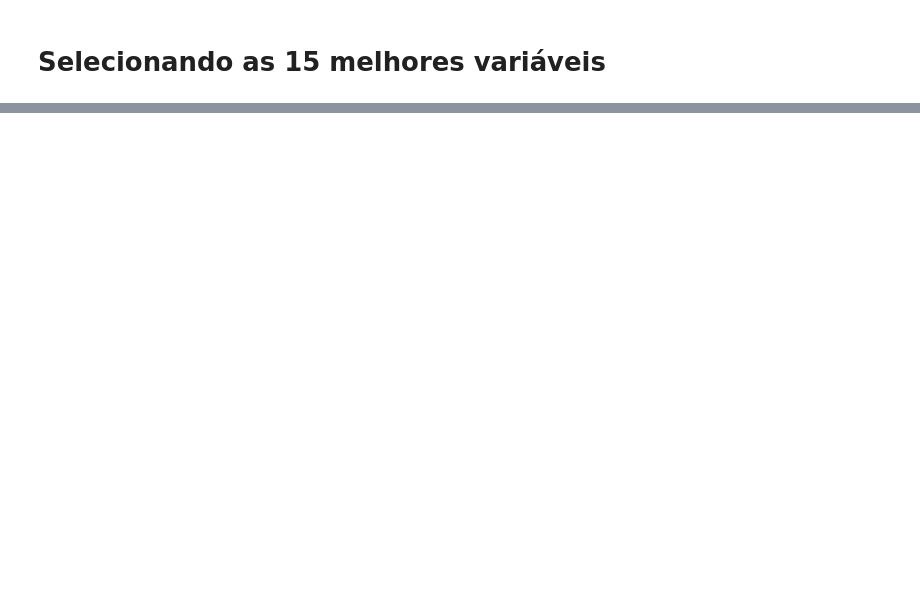
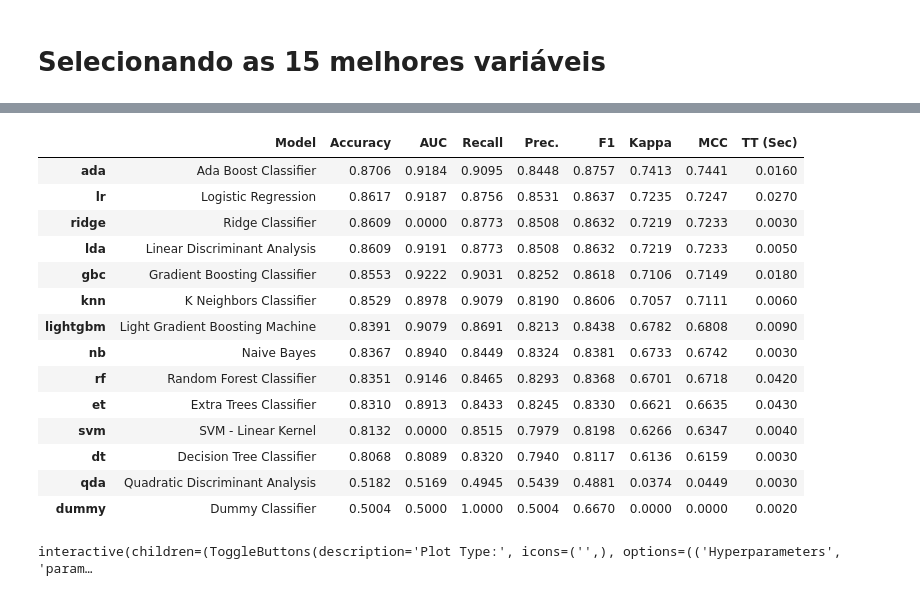
Before and after one commit to matheuss3/promental, a Jupyter notebook: notebooks/promental.ipynb, the cells around one changed output, grey strips where cells are left out. Cells and saved outputs as stored; diff of their text form; code cells hidden in the pictures; blank space fills up the shorter version.

```diff
--- a/notebooks/promental.ipynb
+++ b/notebooks/promental.ipynb
@@ -458,0 +513,22 @@ dump(model, 'random_forest_sklearn.joblib')
+# %%
+best = compare_models()
+# %% [output]
+|  | Model | Accuracy | AUC | Recall | Prec. | F1 | Kappa | MCC | TT (Sec) |
+| ada | Ada Boost Classifier | 0.8706 | 0.9184 | 0.9095 | 0.8448 | 0.8757 | 0.7413 | 0.7441 | 0.0160 |
+| lr | Logistic Regression | 0.8617 | 0.9187 | 0.8756 | 0.8531 | 0.8637 | 0.7235 | 0.7247 | 0.0270 |
+| ridge | Ridge Classifier | 0.8609 | 0.0000 | 0.8773 | 0.8508 | 0.8632 | 0.7219 | 0.7233 | 0.0030 |
+| lda | Linear Discriminant Analysis | 0.8609 | 0.9191 | 0.8773 | 0.8508 | 0.8632 | 0.7219 | 0.7233 | 0.0050 |
+| gbc | Gradient Boosting Classifier | 0.8553 | 0.9222 | 0.9031 | 0.8252 | 0.8618 | 0.7106 | 0.7149 | 0.0180 |
+| knn | K Neighbors Classifier | 0.8529 | 0.8978 | 0.9079 | 0.8190 | 0.8606 | 0.7057 | 0.7111 | 0.0060 |
+| lightgbm | Light Gradient Boosting Machine | 0.8391 | 0.9079 | 0.8691 | 0.8213 | 0.8438 | 0.6782 | 0.6808 | 0.0090 |
+| nb | Naive Bayes | 0.8367 | 0.8940 | 0.8449 | 0.8324 | 0.8381 | 0.6733 | 0.6742 | 0.0030 |
+| rf | Random Forest Classifier | 0.8351 | 0.9146 | 0.8465 | 0.8293 | 0.8368 | 0.6701 | 0.6718 | 0.0420 |
+| et | Extra Trees Classifier | 0.8310 | 0.8913 | 0.8433 | 0.8245 | 0.8330 | 0.6621 | 0.6635 | 0.0430 |
+| svm | SVM - Linear Kernel | 0.8132 | 0.0000 | 0.8515 | 0.7979 | 0.8198 | 0.6266 | 0.6347 | 0.0040 |
+| dt | Decision Tree Classifier | 0.8068 | 0.8089 | 0.8320 | 0.7940 | 0.8117 | 0.6136 | 0.6159 | 0.0030 |
+| qda | Quadratic Discriminant Analysis | 0.5182 | 0.5169 | 0.4945 | 0.5439 | 0.4881 | 0.0374 | 0.0449 | 0.0030 |
+| dummy | Dummy Classifier | 0.5004 | 0.5000 | 1.0000 | 0.5004 | 0.6670 | 0.0000 | 0.0000 | 0.0020 |
+# %%
+evaluate_model(best)
+# %% [output]
+interactive(children=(ToggleButtons(description='Plot Type:', icons=('',), options=(('Hyperparameters', 'param…
```
Also changed, not shown: parts of 18 cells of this notebook, 1 other file.
